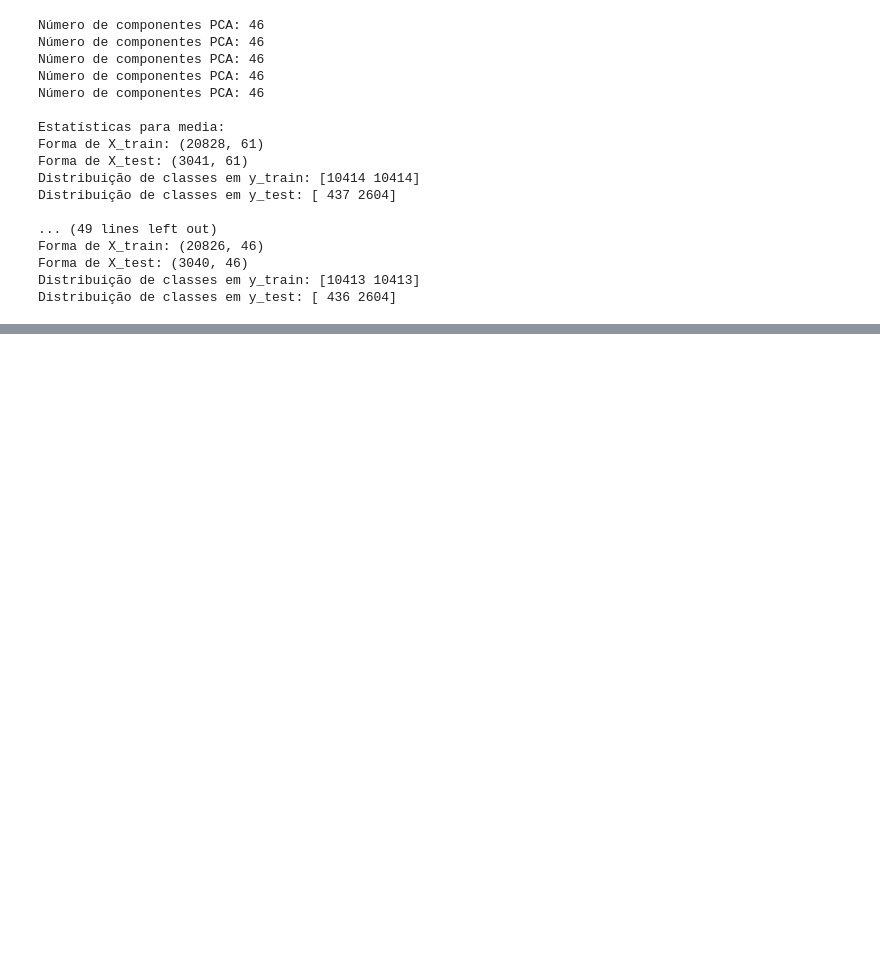
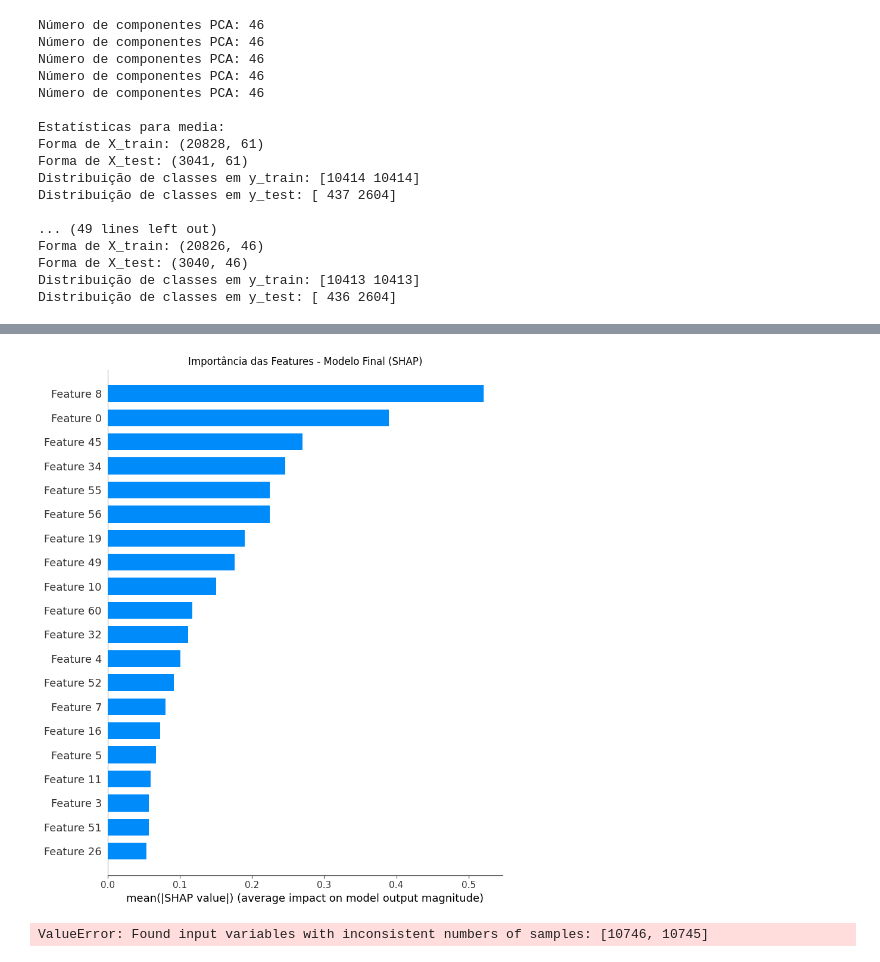
Before and after one commit to deividfernando/ciclo_2, a Jupyter notebook: analise_modelos.ipynb, the cells around one changed output, grey strips where cells are left out. Saved outputs shown, nothing was run; the diff lists cells and outputs as text; code cells hidden in the pictures; blank space fills up the shorter version.

Commit message:
Ajustes finais

```diff
--- a/analise_modelos.ipynb
+++ b/analise_modelos.ipynb
@@ -326,5 +375,0 @@ Precisão Classe 1: 0.8828
-# %%
-#predicoes, modelo_final, y_pred_final = treinar_e_prever_modelo_final(df, test, melhor_modelo, melhor_estrategia, tratar_nulos)
-predicoes, modelo_final, y_pred_final = treinar_e_prever_modelo_final(df_limpo, test, melhor_modelo, melhor_estrategia, tratar_nulos)
-
-print("\nPrevisões finais geradas e modelo final treinado.")
@@ -366,0 +418,60 @@ Erros: 2125 (19.77%)
+# %%
+# Treinar modelo e obter previsões
+predicoes, modelo_final, y_pred_final, X_test_scaled = treinar_e_prever_modelo_final2(df_limpo, test, melhor_modelo)
+print("\nPrevisões finais geradas e modelo final treinado.")
+
+# Análise SHAP usando os dados escalados
+explainer = shap.TreeExplainer(modelo_final)
+shap_values = explainer.shap_values(X_test_scaled)
+
+# Gráfico de importância das features (SHAP)
+plt.figure(figsize=(12, 10))
+shap.summary_plot(shap_values, X_test_scaled, plot_type="bar", show=False)
+plt.title("Importância das Features - Modelo Final (SHAP)")
+plt.tight_layout()
+plt.show()
+
+# Curva ROC
+y_prob = modelo_final.predict_proba(X_test_scaled)[:, 1]
+fpr, tpr, thresholds = roc_curve(test['y'], y_prob)
+roc_auc = auc(fpr, tpr)
+
+plt.figure(figsize=(10, 8))
+plt.plot(fpr, tpr, color='darkorange', lw=2, label=f'ROC curve (AUC = {roc_auc:.2f})')
+plt.plot([0, 1], [0, 1], color='navy', lw=2, linestyle='--')
+plt.xlim([0.0, 1.0])
+plt.ylim([0.0, 1.05])
+plt.xlabel('Taxa de Falsos Positivos')
+plt.ylabel('Taxa de Verdadeiros Positivos')
+plt.title('Curva ROC - Modelo Final')
+plt.legend(loc="lower right")
+plt.grid(True)
+plt.show()
+
+# Análise das features
+feature_importance = np.abs(shap_values).mean(0)
+feature_names = X_test_scaled.columns
+
+importance_df = pd.DataFrame({'feature': feature_names, 'importance': feature_importance})
+importance_df = importance_df.sort_values('importance', ascending=True)
+
+# 10 features menos importantes
+menos_importantes = importance_df.head(10)
+mais_importantes = importance_df.tail(10)[::-1]
+
+plt.figure(figsize=(12, 8))
+plt.barh(menos_importantes['feature'], menos_importantes['importance'])
+plt.title('10 Features Menos Relevantes - Modelo Final (SHAP)')
+plt.xlabel('Importância Média Absoluta SHAP')
+plt.ylabel('Features')
+plt.tight_layout()
+plt.show()
+
+print("\n10 Features Mais Importantes:")
+for idx, row in mais_importantes.iterrows():
+    print(f"{row['feature']}: {row['importance']:.4f}")
+
+print("\n10 Features Menos Importantes:")
+for idx, row in menos_importantes.iterrows():
+    print(f"{row['feature']}: {row['importance']:.4f}")
+# %% [output]
@@ -366,0 +495,2 @@ Erros: 2125 (19.77%)
+[figure, added]
+ValueError: Found input variables with inconsistent numbers of samples: [10746, 10745]
```
Also changed, not shown: parts of 13 cells of this notebook, 17 other files.
